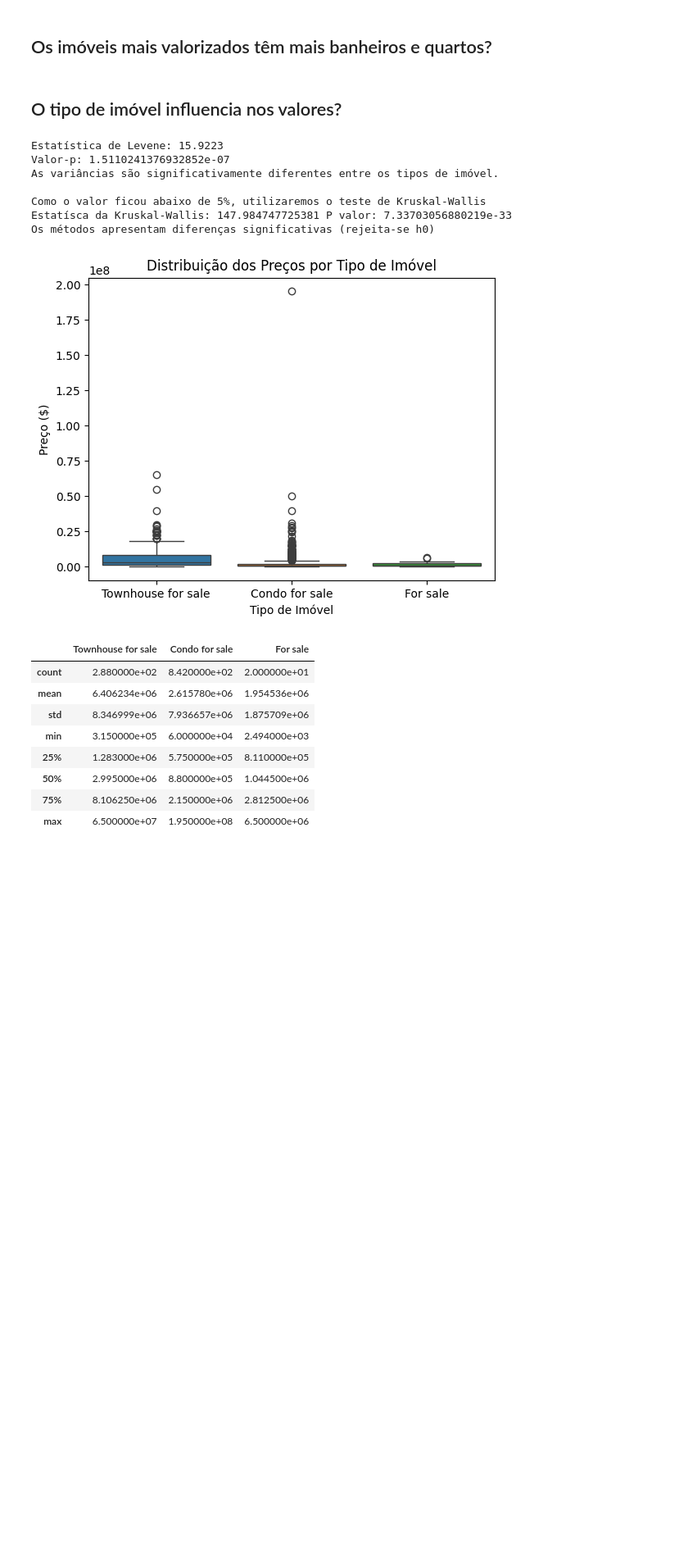
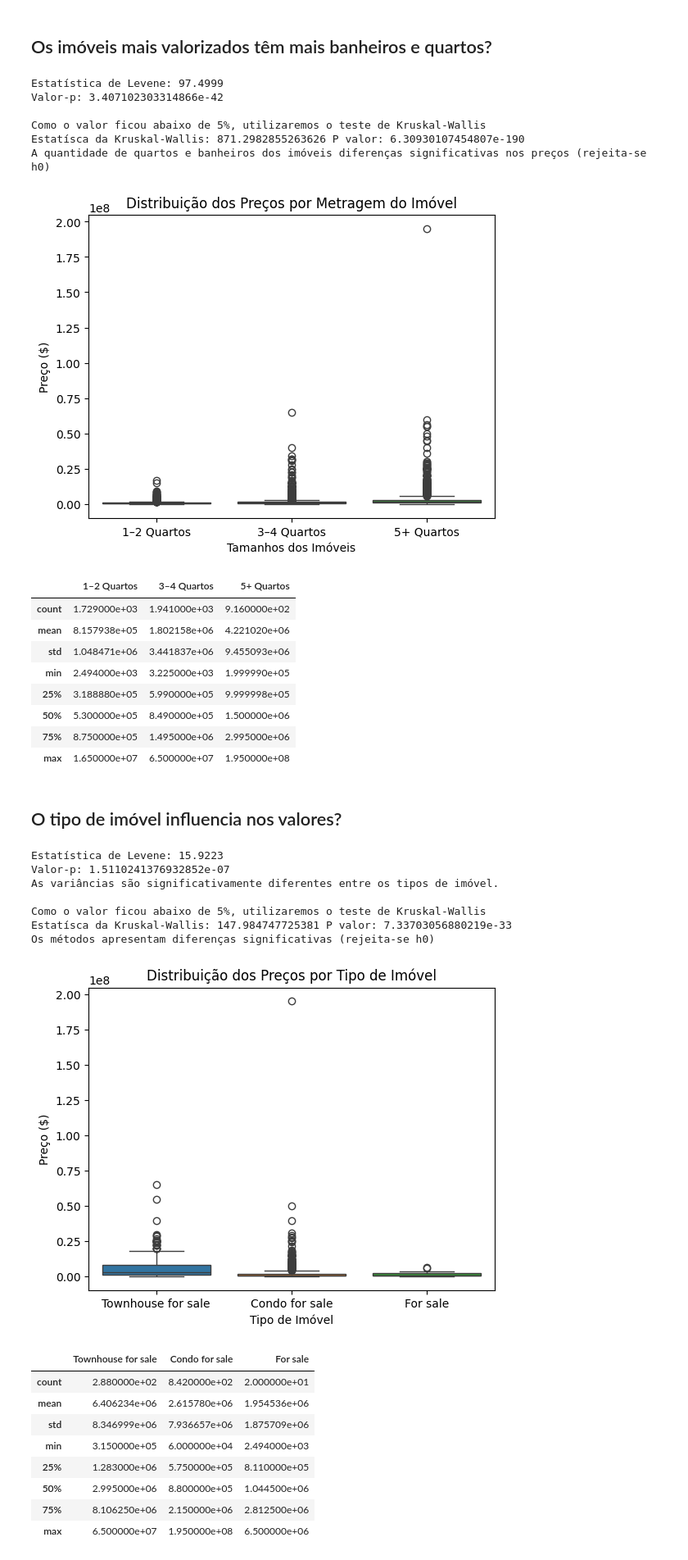
Before and after one commit to RenanYMartins/ADD-Trabalho1, a Jupyter notebook: Mercado_Imobiliário_de_Nova_York.ipynb, the cells around one changed output. Shown at 82% size. Drawn from its saved outputs; the diff is of its cells as text; code cells hidden in the pictures; blank space fills up the shorter version.

```diff
--- a/Mercado_Imobiliário_de_Nova_York.ipynb
+++ b/Mercado_Imobiliário_de_Nova_York.ipynb
@@ -551,5 +611,68 @@ plt.show()
 # %% [markdown]
 ## Os imóveis mais valorizados têm mais banheiros e quartos?
+# %%
+bins_beds = [0, 2, 4, df_filtered['BEDS'].max()]
+labels_beds = ['Poucos', 'Médio', 'Muitos']
+df_filtered['FAIXA_QUARTOS'] = pd.cut(df_filtered['BEDS'], bins=bins_beds, labels=labels_beds, include_lowest=True)
+
+low_number_beds = df_filtered[df_filtered['FAIXA_QUARTOS'] == 'Poucos']['PRICE']
+avg_number_beds = df_filtered[df_filtered['FAIXA_QUARTOS'] == 'Médio']['PRICE']
+high_number_beds = df_filtered[df_filtered['FAIXA_QUARTOS'] == 'Muitos']['PRICE']
+
+low_number_beds = low_number_beds.dropna()
+avg_number_beds = avg_number_beds.dropna()
+high_number_beds = high_number_beds.dropna()
+
+# Teste de Levene
+stat, p = stats.levene(low_number_beds, avg_number_beds, high_number_beds)
+print(f'Estatística de Levene: {stat:.4f}')
+print(f'Valor-p: {p}')
+
+# Kruskal-Wallis
+print("\nComo o valor ficou abaixo de 5%, utilizaremos o teste de Kruskal-Wallis")
+k_stats, k_val = stats.kruskal(low_prices, avg_prices, high_prices)
+
+print(f'Estatísca da Kruskal-Wallis: { k_stats} P valor: {k_val}')
+
+if k_val  > 0.05:
+    print("A quantidade de quartos e banheiros dos imóveis não apresentam diferenças significativas nos preços (falha em rejeitar h0)")
+else:
+    print("A quantidade de quartos e banheiros dos imóveis diferenças significativas nos preços (rejeita-se h0)")
+
+df_box = pd.DataFrame({
+    '1–2 Quartos': low_number_beds,
+    '3–4 Quartos': avg_number_beds,
+    '5+ Quartos': high_number_beds
+})
+
+sns.boxplot(data=df_box)
+plt.title("Distribuição dos Preços por Metragem do Imóvel")
+plt.ylabel("Preço ($)")
+plt.xlabel("Tamanhos dos Imóveis")
+plt.show()
+
+pd.DataFrame({
+    '1–2 Quartos': low_number_beds,
+    '3–4 Quartos': avg_number_beds,
+    '5+ Quartos': high_number_beds
+}).describe()
+# %% [output]
+Estatística de Levene: 97.4999
+Valor-p: 3.407102303314866e-42
+
+Como o valor ficou abaixo de 5%, utilizaremos o teste de Kruskal-Wallis
+Estatísca da Kruskal-Wallis: 871.2982855263626 P valor: 6.30930107454807e-190
+A quantidade de quartos e banheiros dos imóveis diferenças significativas nos preços (rejeita-se h0)
+[figure, added]
+|  | 1–2 Quartos | 3–4 Quartos | 5+ Quartos |
+| count | 1.729000e+03 | 1.941000e+03 | 9.160000e+02 |
+| mean | 8.157938e+05 | 1.802158e+06 | 4.221020e+06 |
+| std | 1.048471e+06 | 3.441837e+06 | 9.455093e+06 |
+| min | 2.494000e+03 | 3.225000e+03 | 1.999990e+05 |
+| 25% | 3.188880e+05 | 5.990000e+05 | 9.999998e+05 |
+| 50% | 5.300000e+05 | 8.490000e+05 | 1.500000e+06 |
+| 75% | 8.750000e+05 | 1.495000e+06 | 2.995000e+06 |
+| max | 1.650000e+07 | 6.500000e+07 | 1.950000e+08 |
 # %% [markdown]
 ## O tipo de imóvel influencia nos valores?
 # %%
```
Also changed, not shown: parts of 2 cells of this notebook.
